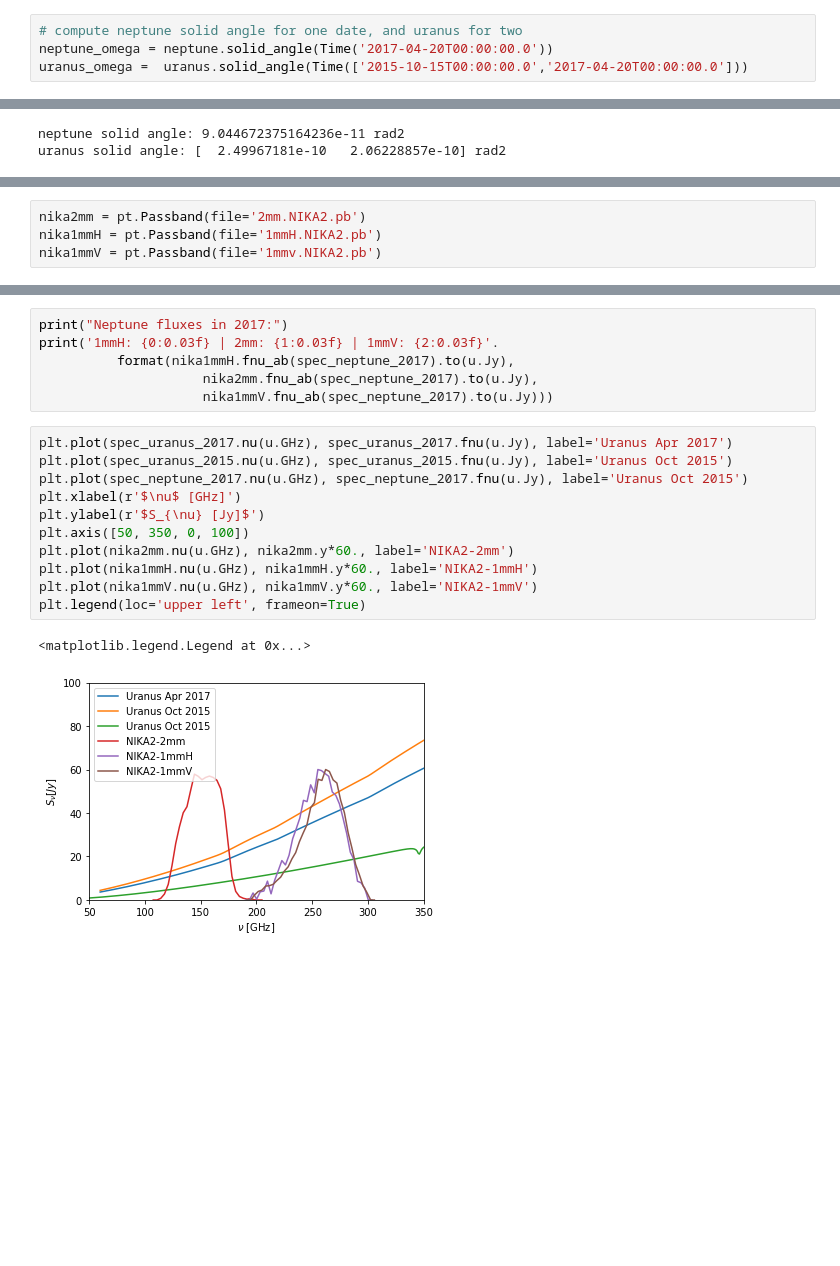
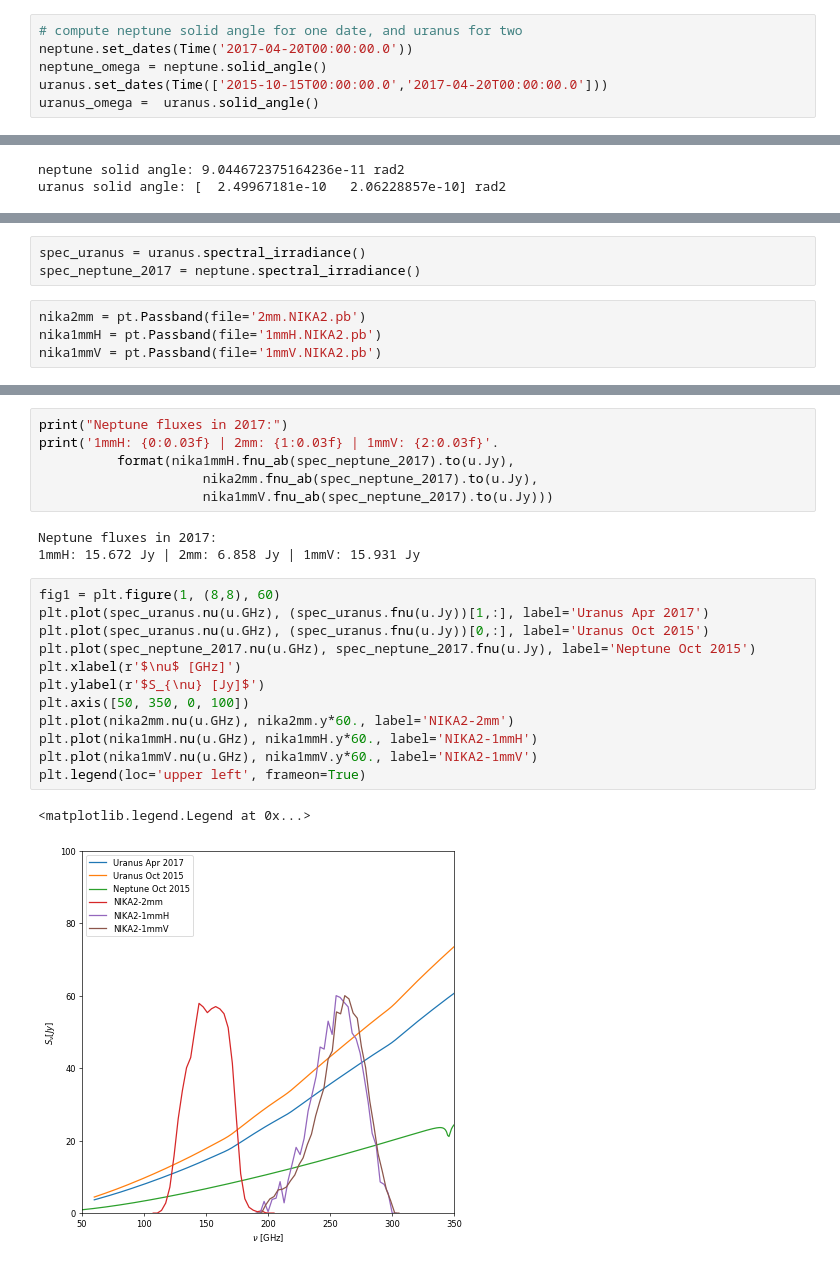
Before and after one commit to haussel/photometry, a Jupyter notebook: notebooks/planet_fluxes.ipynb, the cells around one changed output, grey strips where cells are left out. Drawn from its saved outputs; the diff is of its cells as text; blank space fills up the shorter version.

```diff
--- a/notebooks/planet_fluxes.ipynb
+++ b/notebooks/planet_fluxes.ipynb
@@ -14,8 +17,10 @@ uranus = pt.GiantPlanet('Uranus')
 neptune = pt.GiantPlanet('Neptune')
 # %%
 # compute neptune solid angle for one date, and uranus for two
-neptune_omega = neptune.solid_angle(Time('2017-04-20T00:00:00.0'))
-uranus_omega =  uranus.solid_angle(Time(['2015-10-15T00:00:00.0','2017-04-20T00:00:00.0']))
+neptune.set_dates(Time('2017-04-20T00:00:00.0'))
+neptune_omega = neptune.solid_angle()
+uranus.set_dates(Time(['2015-10-15T00:00:00.0','2017-04-20T00:00:00.0']))
+uranus_omega =  uranus.solid_angle()
 # %%
 print("neptune solid angle: {}".format(neptune_omega))
 print("uranus solid angle: {}".format(uranus_omega))
@@ -31,4 +30,7 @@ spec_neptune_2017 = neptune.spectrum(neptune_omega)
+# %%
+spec_uranus = uranus.spectral_irradiance()
+spec_neptune_2017 = neptune.spectral_irradiance()
 # %%
 nika2mm = pt.Passband(file='2mm.NIKA2.pb')
 nika1mmH = pt.Passband(file='1mmH.NIKA2.pb')
-nika1mmV = pt.Passband(file='1mmv.NIKA2.pb')
+nika1mmV = pt.Passband(file='1mmV.NIKA2.pb')
@@ -47,17 +67,21 @@ print('1mmH: {0:0.03f} | 2mm: {1:0.03f} | 1mmV: {2:0.03f}'.
           format(nika1mmH.fnu_ab(spec_neptune_2017).to(u.Jy),
                      nika2mm.fnu_ab(spec_neptune_2017).to(u.Jy),
                      nika1mmV.fnu_ab(spec_neptune_2017).to(u.Jy)))
+# %% [output]
+Neptune fluxes in 2017:
+1mmH: 15.672 Jy | 2mm: 6.858 Jy | 1mmV: 15.931 Jy
 # %%
-plt.plot(spec_uranus_2017.nu(u.GHz), spec_uranus_2017.fnu(u.Jy), label='Uranus Apr 2017')
-plt.plot(spec_uranus_2015.nu(u.GHz), spec_uranus_2015.fnu(u.Jy), label='Uranus Oct 2015')
-plt.plot(spec_neptune_2017.nu(u.GHz), spec_neptune_2017.fnu(u.Jy), label='Uranus Oct 2015')
+fig1 = plt.figure(1, (8,8), 60)
+plt.plot(spec_uranus.nu(u.GHz), (spec_uranus.fnu(u.Jy))[1,:], label='Uranus Apr 2017')
+plt.plot(spec_uranus.nu(u.GHz), (spec_uranus.fnu(u.Jy))[0,:], label='Uranus Oct 2015')
+plt.plot(spec_neptune_2017.nu(u.GHz), spec_neptune_2017.fnu(u.Jy), label='Neptune Oct 2015')
 plt.xlabel(r'$\nu$ [GHz]')
 plt.ylabel(r'$S_{\nu} [Jy]$')
 plt.axis([50, 350, 0, 100])
 plt.plot(nika2mm.nu(u.GHz), nika2mm.y*60., label='NIKA2-2mm')
 plt.plot(nika1mmH.nu(u.GHz), nika1mmH.y*60., label='NIKA2-1mmH')
 plt.plot(nika1mmV.nu(u.GHz), nika1mmV.y*60., label='NIKA2-1mmV')
 plt.legend(loc='upper left', frameon=True)
 # %% [output]
 <matplotlib.legend.Legend at 0x...>
-[figure, old version]
+[figure, new version]
```
Also changed, not shown: parts of 12 cells of this notebook, 9 other files.
